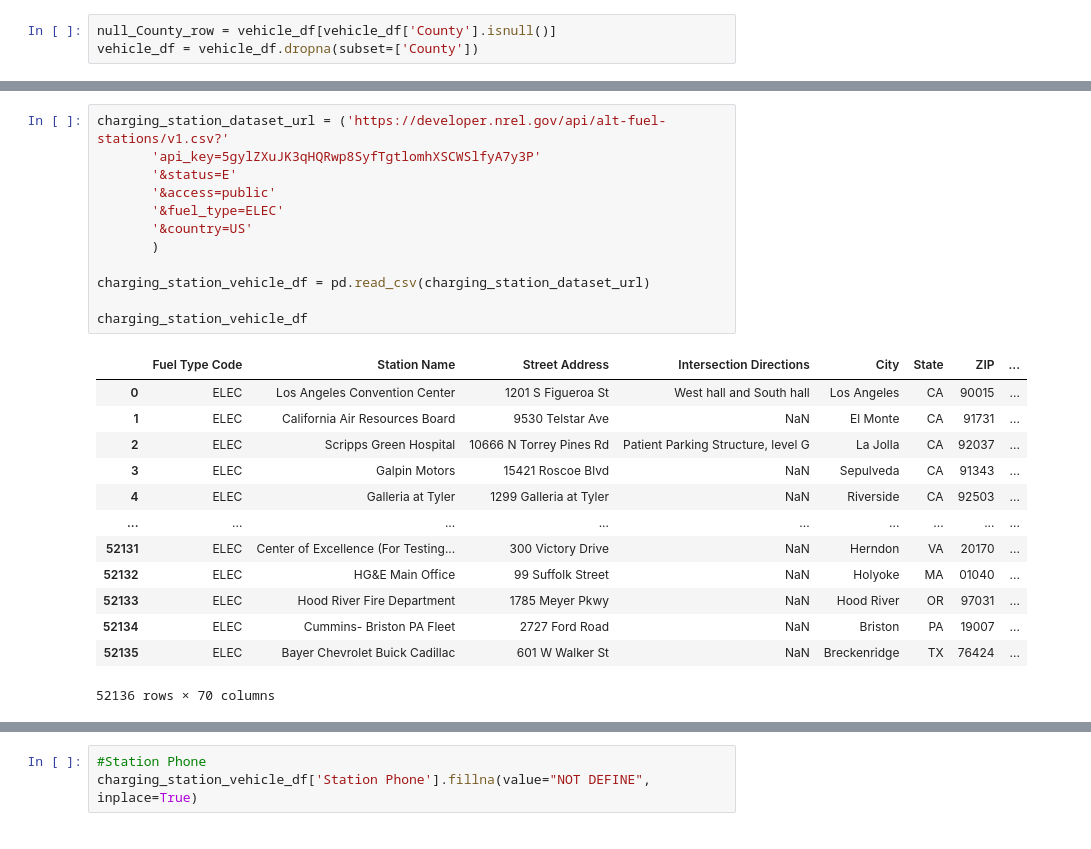
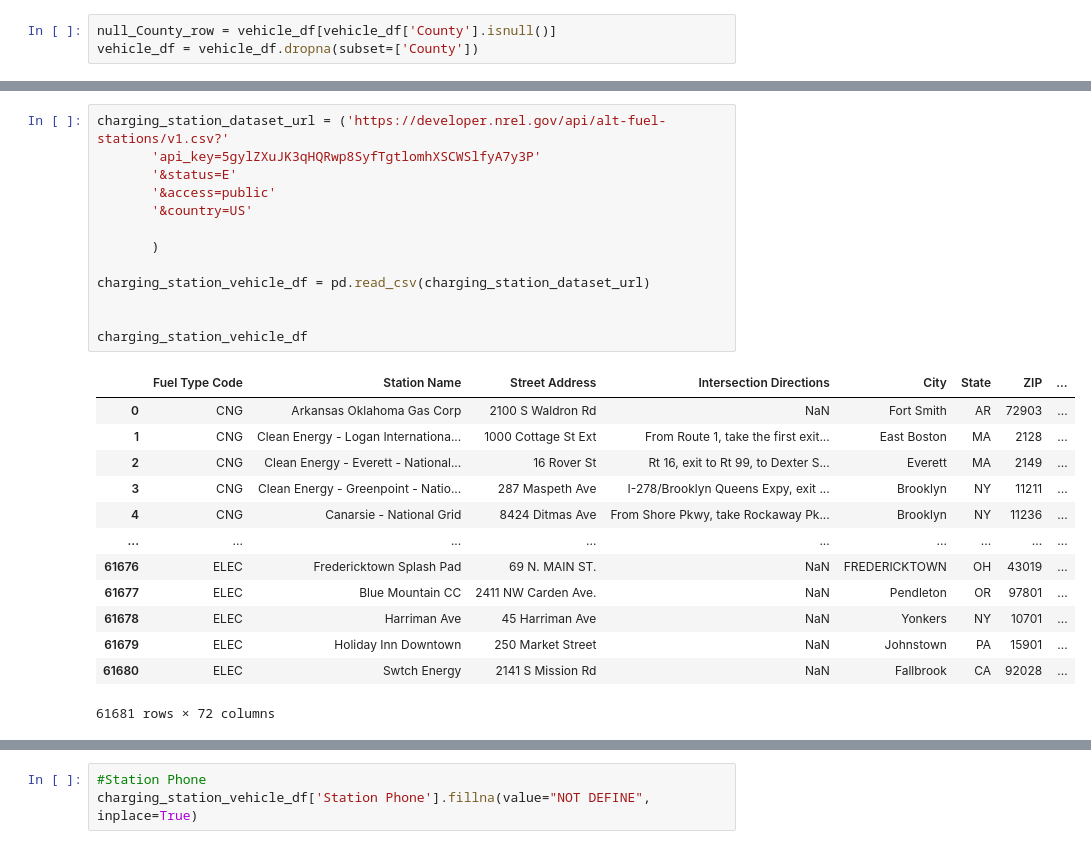
Before and after one commit to HarshDave707/DAB-103, a Jupyter notebook: dab_103.ipynb, the cells around one changed output, grey strips where cells are left out. Drawn from its saved outputs; the diff is of its cells as text.

```diff
--- a/dab_103.ipynb
+++ b/dab_103.ipynb
@@ -103,29 +115,30 @@ vehicle_df
 # %%
 charging_station_dataset_url = ('https://developer.nrel.gov/api/alt-fuel-stations/v1.csv?'
        'api_key=5gylZXuJK3qHQRwp8SyfTgtlomhXSCWSlfyA7y3P'
        '&status=E'
        '&access=public'
-       '&fuel_type=ELEC'
        '&country=US'
+
        )
 
 charging_station_vehicle_df = pd.read_csv(charging_station_dataset_url)
 
+
 charging_station_vehicle_df
 # %% [output]
 |  | Fuel Type Code | Station Name | Street Address | Intersection Directions | City | State | ZIP | ... |
-| 0 | ELEC | Los Angeles Convention Center | 1201 S Figueroa St | West hall and South hall | Los Angeles | CA | 90015 | ... |
-| 1 | ELEC | California Air Resources Board | 9530 Telstar Ave | NaN | El Monte | CA | 91731 | ... |
-| 2 | ELEC | Scripps Green Hospital | 10666 N Torrey Pines Rd | Patient Parking Structure, level G | La Jolla | CA | 92037 | ... |
-| 3 | ELEC | Galpin Motors | 15421 Roscoe Blvd | NaN | Sepulveda | CA | 91343 | ... |
-| 4 | ELEC | Galleria at Tyler | 1299 Galleria at Tyler | NaN | Riverside | CA | 92503 | ... |
+| 0 | CNG | Arkansas Oklahoma Gas Corp | 2100 S Waldron Rd | NaN | Fort Smith | AR | 72903 | ... |
+| 1 | CNG | Clean Energy - Logan Internationa... | 1000 Cottage St Ext | From Route 1, take the first exit... | East Boston | MA | 2128 | ... |
+| 2 | CNG | Clean Energy - Everett - National... | 16 Rover St | Rt 16, exit to Rt 99, to Dexter S... | Everett | MA | 2149 | ... |
+| 3 | CNG | Clean Energy - Greenpoint - Natio... | 287 Maspeth Ave | I-278/Brooklyn Queens Expy, exit ... | Brooklyn | NY | 11211 | ... |
+| 4 | CNG | Canarsie - National Grid | 8424 Ditmas Ave | From Shore Pkwy, take Rockaway Pk... | Brooklyn | NY | 11236 | ... |
 | ... | ... | ... | ... | ... | ... | ... | ... | ... |
-| 52131 | ELEC | Center of Excellence (For Testing... | 300 Victory Drive | NaN | Herndon | VA | 20170 | ... |
-| 52132 | ELEC | HG&E Main Office | 99 Suffolk Street | NaN | Holyoke | MA | 01040 | ... |
-| 52133 | ELEC | Hood River Fire Department | 1785 Meyer Pkwy | NaN | Hood River | OR | 97031 | ... |
-| 52134 | ELEC | Cummins- Briston PA Fleet | 2727 Ford Road | NaN | Briston | PA | 19007 | ... |
-| 52135 | ELEC | Bayer Chevrolet Buick Cadillac | 601 W Walker St | NaN | Breckenridge | TX | 76424 | ... |
+| 61676 | ELEC | Fredericktown Splash Pad | 69 N. MAIN ST. | NaN | FREDERICKTOWN | OH | 43019 | ... |
+| 61677 | ELEC | Blue Mountain CC | 2411 NW Carden Ave. | NaN | Pendleton | OR | 97801 | ... |
+| 61678 | ELEC | Harriman Ave | 45 Harriman Ave | NaN | Yonkers | NY | 10701 | ... |
+| 61679 | ELEC | Holiday Inn Downtown | 250 Market Street | NaN | Johnstown | PA | 15901 | ... |
+| 61680 | ELEC | Swtch Energy | 2141 S Mission Rd | NaN | Fallbrook | CA | 92028 | ... |
-52136 rows × 70 columns
+61681 rows × 72 columns
 # %%
 charging_station_vehicle_df.drop(columns=['Intersection Directions', 'Plus4', 'Expected Date',
                                           'Groups With Access Code', 'Cards Accepted', 'BD Blends',
```
Also changed, not shown: parts of 33 cells of this notebook.
